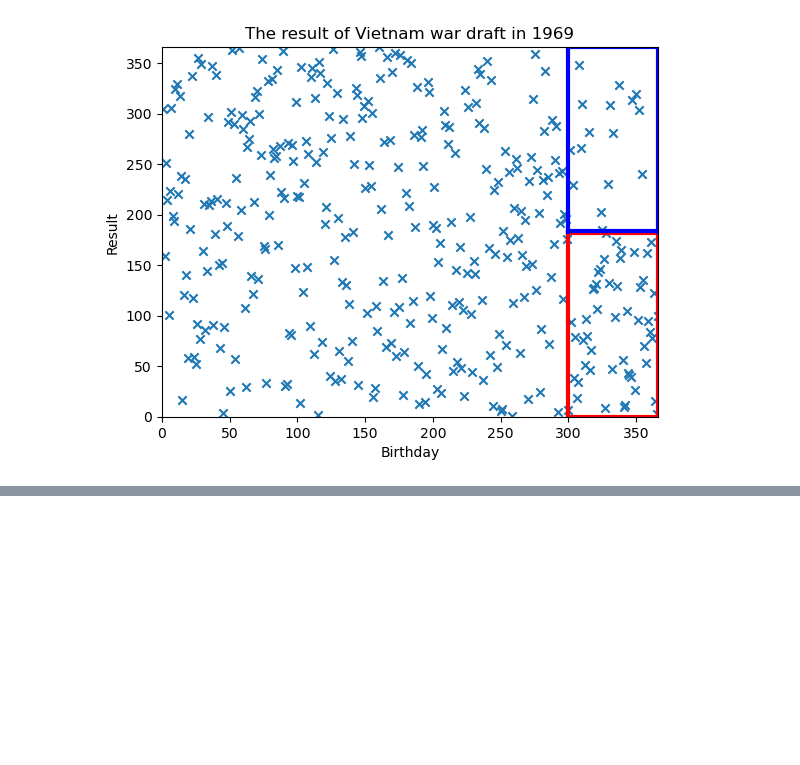
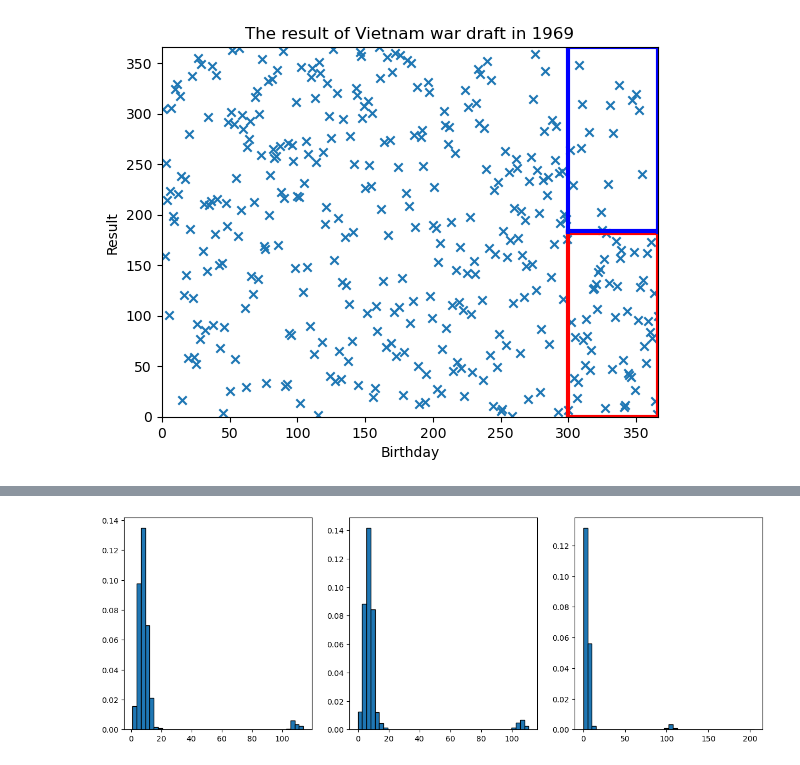
Before and after one commit to woozins/lottery, a Jupyter notebook: analysis_0920.ipynb, the cells around one changed output, grey strips where cells are left out. Drawn from its saved outputs; the diff is of its cells as text; code cells hidden in the pictures; blank space fills up the shorter version.

```diff
--- a/analysis_0920.ipynb
+++ b/analysis_0920.ipynb
@@ -28,0 +82,31 @@ Text(0, 0.5, 'Result')
+# %%
+pattern = re.compile(r"d : (\d+), weight = ([\d.]+), result = (\d+)")
+
+def extract_data_from_file2(file_path):
+    extracted_data = []
+
+    with open(file_path, 'r', encoding='utf-8') as file:
+        for line in file:
+            match = pattern.search(line)
+            if match:
+                d_val = int(match.group(1))
+                weight_val = float(match.group(2))
+                result_val = int(match.group(3))
+
+                extracted_data.append({
+                    'd': d_val,
+                    'weight': weight_val,
+                    'result': result_val
+                })
+
+    return pd.DataFrame(extracted_data)
+# %%
+nonrandom_data = extract_data_from_file2('result_nonrandom_draw.txt')
+# %%
+weight = [0.1, 0.2, 0.5]
+
+fig, ax = plt.subplots(1,3, figsize = (15,5))
+for i, w in enumerate(weight):
+    ax[i].hist(nonrandom_data[nonrandom_data.weight==w].result, density = True, edgecolor = 'black', bins = 40)
+# %% [output]
+[figure, added]
```
Also changed, not shown: parts of 5 cells of this notebook, 11 other files.
